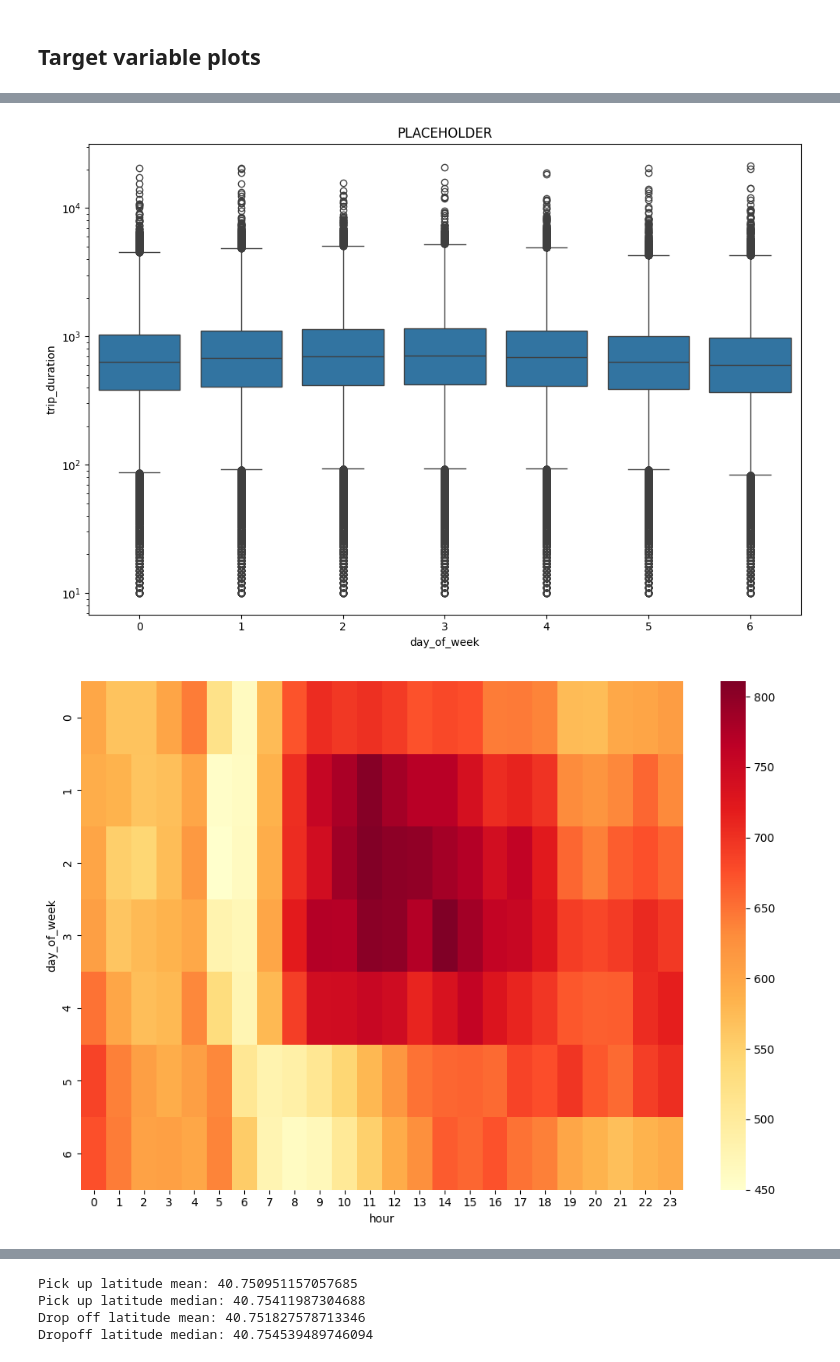
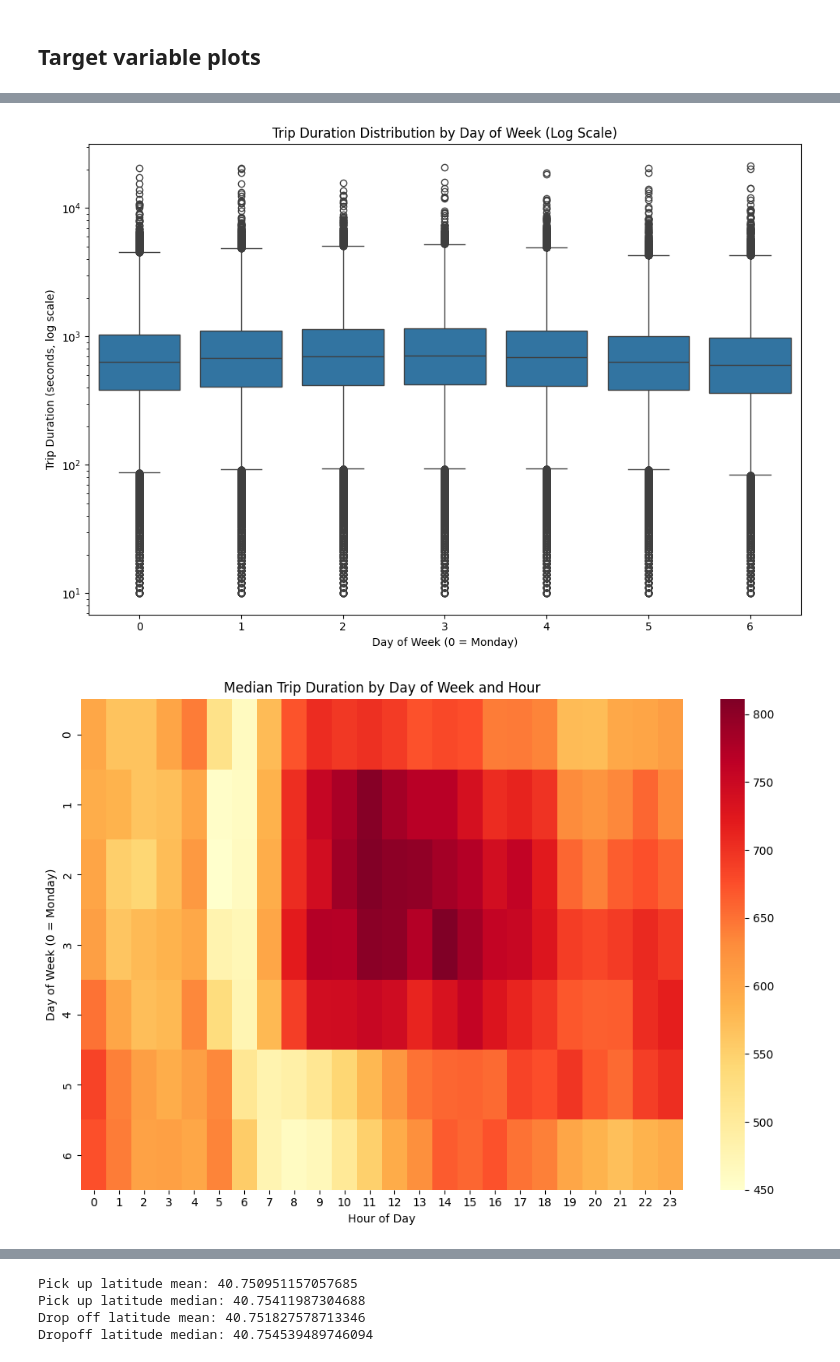
Before and after one commit to Handras18/NYC-Taxi-Trip-Duration, a Jupyter notebook: 01_eda.ipynb, the cells around one changed output, grey strips where cells are left out. Cells and saved outputs as stored; diff of their text form; code cells hidden in the pictures.

```diff
--- a/01_eda.ipynb
+++ b/01_eda.ipynb
@@ -230,18 +236,23 @@ plt.show()
 # %%
 plt.figure(figsize=(10,7))
 sns.boxplot(data=df,x='day_of_week',y='trip_duration',log_scale=True)
-plt.title("PLACEHOLDER")
+plt.title("Trip Duration Distribution by Day of Week (Log Scale)")
+plt.xlabel("Day of Week (0 = Monday)")
+plt.ylabel("Trip Duration (seconds, log scale)")
 plt.tight_layout()
 plt.show()
 # %% [output]
-[figure, old version]
+[figure, new version]
 # %%
 heatmap_data=df.groupby(['day_of_week','hour'])['trip_duration'].median().unstack()
 # %%
 plt.figure(figsize=(10,7))
 sns.heatmap(data=heatmap_data,cmap='YlOrRd')
+plt.title("Median Trip Duration by Day of Week and Hour")
+plt.xlabel("Hour of Day")
+plt.ylabel("Day of Week (0 = Monday)")
 plt.tight_layout()
 plt.show()
 # %% [output]
-[figure, old version]
+[figure, new version]
 # %%
```
Also changed, not shown: parts of 19 cells of this notebook.
